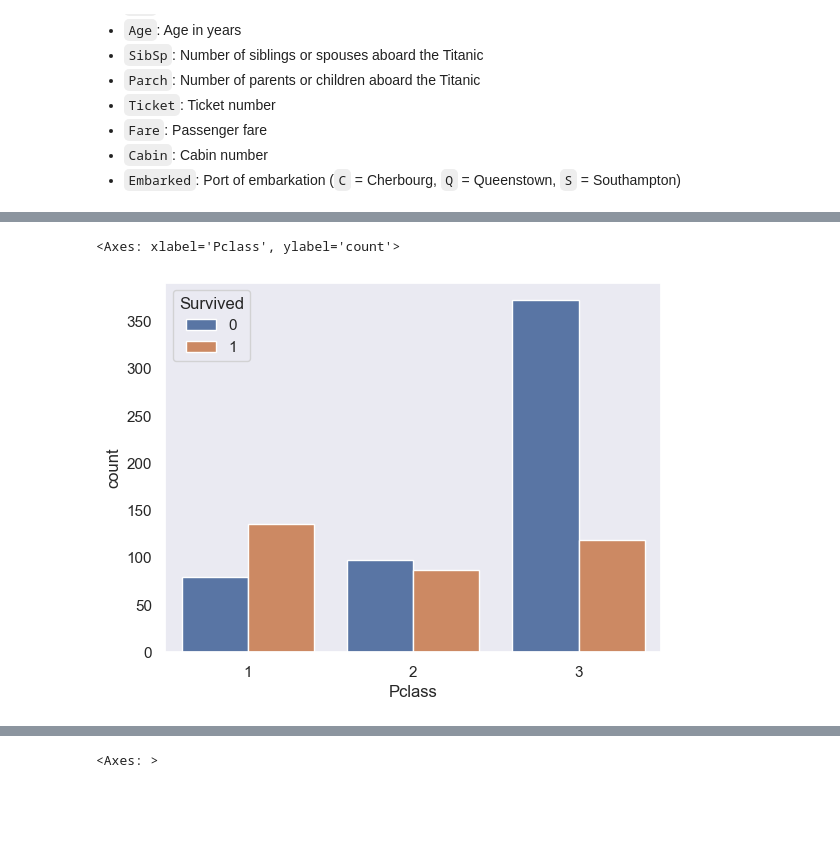
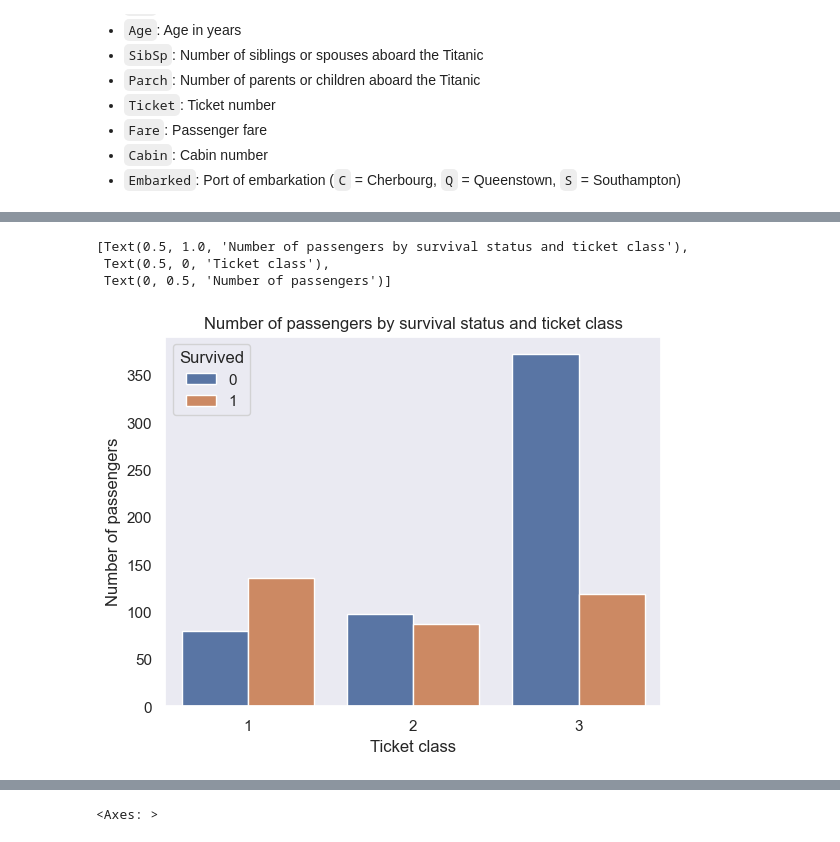
Before and after one commit to michaltkaczyk/titanic, a Jupyter notebook: main.ipynb, the cells around one changed output, grey strips where cells are left out. Saved outputs shown, nothing was run; the diff lists cells and outputs as text; code cells hidden in the pictures; blank space fills up the shorter version.

Commit message:
chart labels cleanup

```diff
--- a/main.ipynb
+++ b/main.ipynb
@@ -67,5 +74,10 @@ sns.countplot(x = "Pclass", data = titanic_df)
 # %%
-sns.countplot(x = "Pclass", hue = "Survived", data = titanic_df)
+sns.countplot(x = "Pclass", hue = "Survived", data = titanic_df).set(
+    title = "Number of passengers by survival status and ticket class",
+    xlabel = "Ticket class",
+    ylabel = "Number of passengers")
 # %% [output]
-<Axes: xlabel='Pclass', ylabel='count'>
+[Text(0.5, 1.0, 'Number of passengers by survival status and ticket class'),
+ Text(0.5, 0, 'Ticket class'),
+ Text(0, 0.5, 'Number of passengers')]
-[figure, old version]
+[figure, new version]
```
Also changed, not shown: parts of 13 cells of this notebook.
